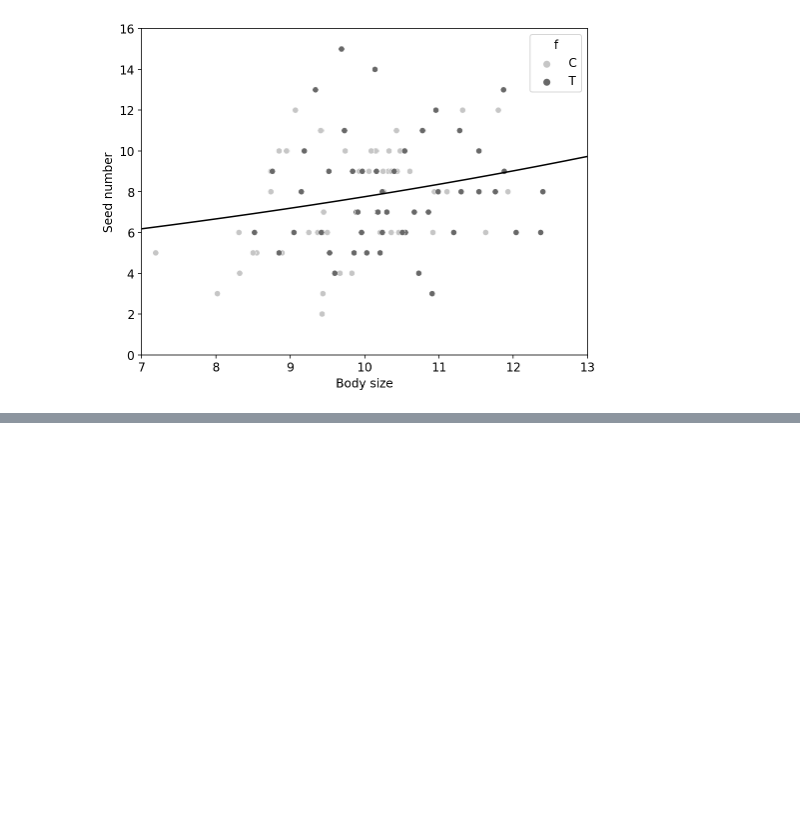
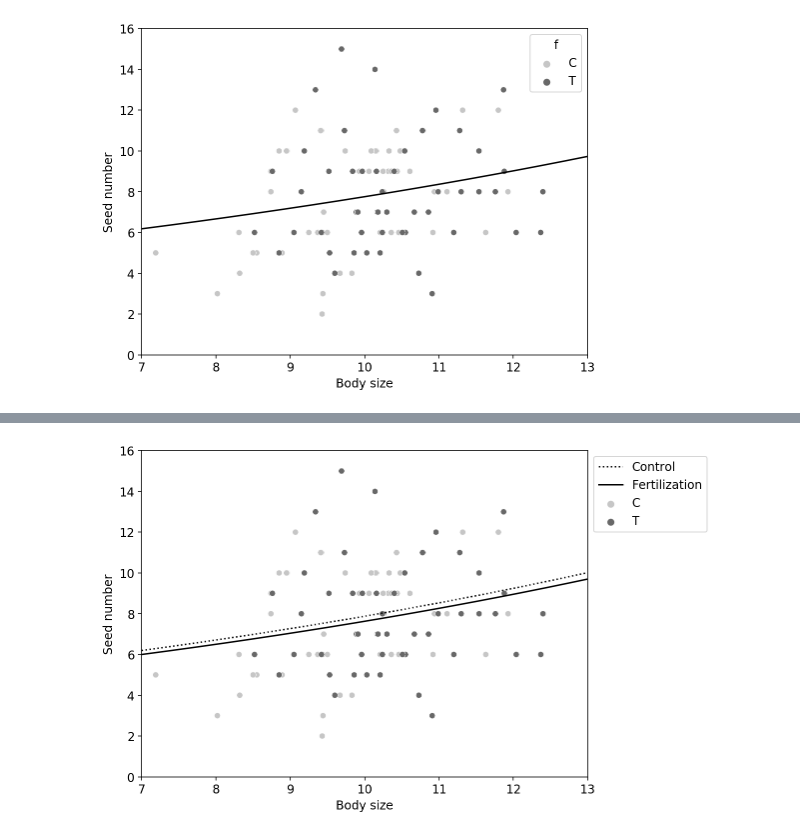
Before and after one commit to ishibaki/introduction_to_statistical_modeling_for_data_analysis, a Jupyter notebook: section_03.ipynb, the cells around one changed output, grey strips where cells are left out. Drawn from its saved outputs; the diff is of its cells as text; code cells hidden in the pictures; blank space fills up the shorter version.

```diff
--- a/section_03.ipynb
+++ b/section_03.ipynb
@@ -346,0 +452,19 @@ plt.show()
+# %%
+# in R;
+# $ fit <- glm(y ~ f, data=d, family=poisson)
+# $ print(fit)
+
+fitted_2 = smf.poisson("y ~ x + d",
+                       data=data).fit()
+
+display(fitted_2.summary2())
+
+# https://www.statsmodels.org/stable/generated/statsmodels.regression.linear_model.RegressionResults.html
+
+b_1 = fitted_2.params["Intercept"]
+b_2 = fitted_2.params["x"]
+b_3 = fitted_2.params["d"]
+
+print("Log-likelihood: {}".format(fitted_2.llf))
+print("AIC: {}".format(fitted_2.aic))
+print("BIC: {}".format(fitted_2.bic))
@@ -346,0 +490,55 @@ plt.show()
+# %%
+def body_seed_func_2(x, f, b1, b2, b3):
+    return np.exp(b1 + b2*x + b3*f)
+
+# Set parameters
+rcParams['font.size'] = 12
+rcParams['figure.figsize'] = (8, 6)
+
+xlim = (math.floor(data["x"].min()),
+        math.ceil(data["x"].max()))
+ylim = (0,
+        math.ceil(data["y"].max()))
+
+# Generate Figure & Axes instances
+fig = plt.figure()
+ax = fig.add_subplot(1, 1, 1)
+
+x = np.arange(xlim[0], xlim[1], 0.01)
+y_c = body_seed_func_2(x, 0, b_1, b_2, b_3)
+y_f = body_seed_func_2(x, 1, b_1, b_2, b_3)
+
+ax.plot(x,
+        y_c,
+        'k:',
+        label="Control")
+ax.plot(x,
+        y_f,
+        'k-',
+        label="Fertilization")
+
+sns.scatterplot(data=data,
+                x="x",
+                y="y",
+                hue="f",
+                palette="Greys",
+               )
+# ax.plot(data["x"],
+#         data["y"],
+#         'o',
+#         color='grey')
+
+# X-axis Settings
+ax.set_xlim(xlim[0], xlim[1])
+ax.set_xlabel('Body size')
+
+# Y-axis Settings
+ax.set_ylim(ylim[0], ylim[1] + 1)
+ax.set_ylabel('Seed number')
+
+# Legend Settings
+ax.legend(loc='upper left', bbox_to_anchor=(1, 1))
+
+plt.show()
+# %% [output]
+[figure, added]
```
Also changed, not shown: parts of 11 cells of this notebook.
